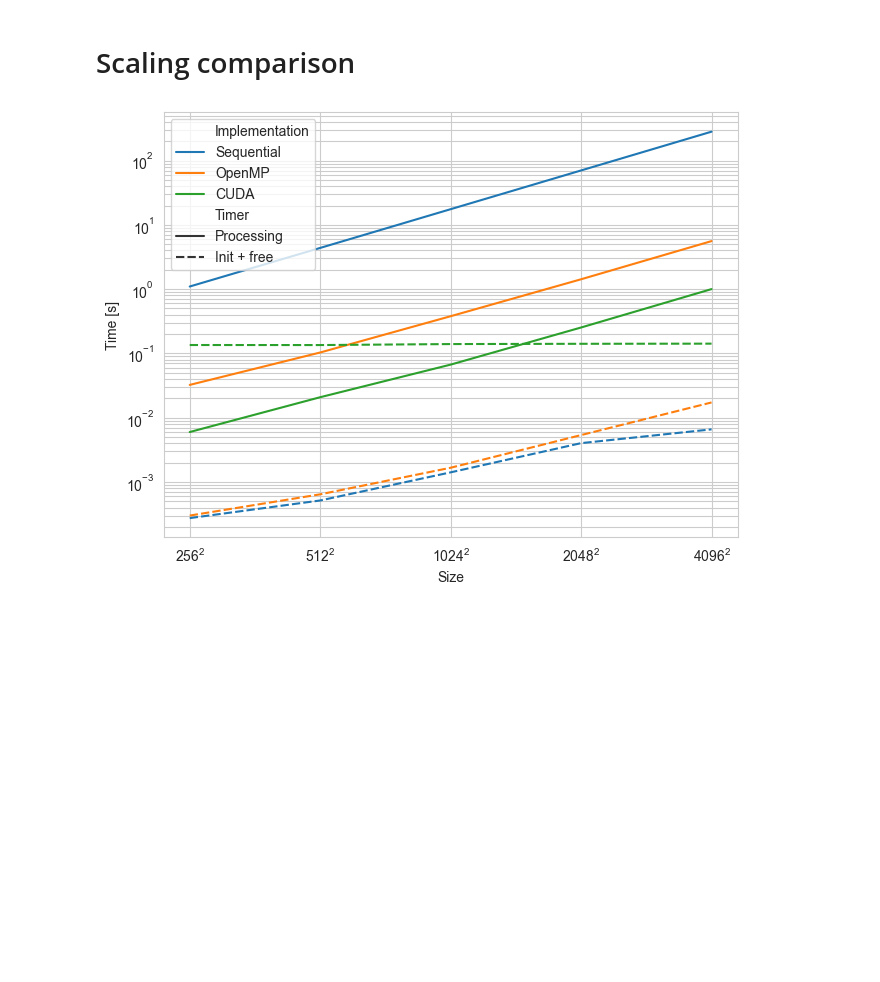
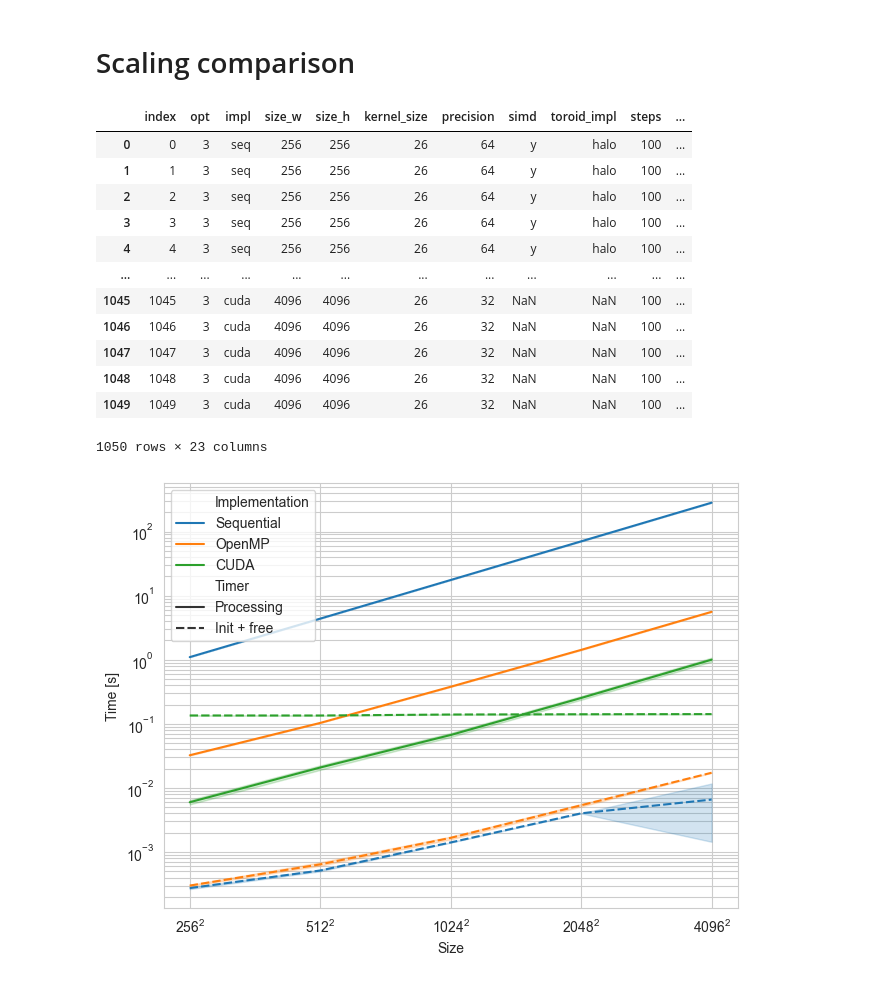
Before and after one commit to mpopovic4116/fri-vzr-2026-p2, a Jupyter notebook: notebooks/main.ipynb, the cells around one changed output. Cells and saved outputs as stored; diff of their text form; code cells hidden in the pictures; blank space fills up the shorter version.

Commit message:
more plots

```diff
--- a/notebooks/main.ipynb
+++ b/notebooks/main.ipynb
@@ -12,6 +12,7 @@ from vzr_p2.notebook import disp, init, savefig
 
 init()
 sns.set_style("whitegrid")
+pd.set_option("display.max_columns", None)
 # %%
 df_results = parse_kv_file("results/hpc")
 df_results["size_w2"] = df_results["size_w"].pow(2)
@@ -91,7 +98,7 @@ df_results_agg_by_size_and_impl = disp(
 # %% [markdown]
 # Scaling comparison
 # %%
-df = df_results_agg_by_size_and_impl.reset_index()
+df = df_results.reset_index().pipe(disp)
 df = pd.concat(
     [
         df.assign(kind="work", t=df["t_work_total"]),
@@ -106,32 +113,44 @@ def sqrt_squared_formatter(x, pos):
         return ""
     r = np.sqrt(x)
     if np.isclose(r, round(r)):
         r = round(r)
     return rf"$\mathregular{{{r}}}^\mathregular{{2}}$"
 
 
 fig, ax = plt.subplots(layout="compressed")
 sns.lineplot(
-    df,
     ax=ax,
     x=df["size_w2"].rename("Size"),
     y=df["t"].rename("Time [s]"),
     hue=(
         df["impl"]
         .rename("Implementation")
         .map({"seq": "Sequential", "omp": "OpenMP", "cuda": "CUDA"})
     ),
     style=(
         df["kind"].rename("Timer").map({"init": "Init + free", "work": "Processing"})
     ),
 )
 ax.grid(True, "both", "y")
 ax.set_xscale("log", base=2)
 ax.set_xticks(df["size_w2"].unique())
 ax.xaxis.set_major_formatter(FuncFormatter(sqrt_squared_formatter))
 ax.xaxis.set_minor_formatter(NullFormatter())
 ax.set_yscale("log")
 
 savefig(fig, "fig/scaling.pdf")
 # %% [output]
+|  | index | opt | impl | size_w | size_h | kernel_size | precision | simd | toroid_impl | steps | ... |
+| 0 | 0 | 3 | seq | 256 | 256 | 26 | 64 | y | halo | 100 | ... |
+| 1 | 1 | 3 | seq | 256 | 256 | 26 | 64 | y | halo | 100 | ... |
+| 2 | 2 | 3 | seq | 256 | 256 | 26 | 64 | y | halo | 100 | ... |
+| 3 | 3 | 3 | seq | 256 | 256 | 26 | 64 | y | halo | 100 | ... |
+| 4 | 4 | 3 | seq | 256 | 256 | 26 | 64 | y | halo | 100 | ... |
+| ... | ... | ... | ... | ... | ... | ... | ... | ... | ... | ... | ... |
+| 1045 | 1045 | 3 | cuda | 4096 | 4096 | 26 | 32 | NaN | NaN | 100 | ... |
+| 1046 | 1046 | 3 | cuda | 4096 | 4096 | 26 | 32 | NaN | NaN | 100 | ... |
+| 1047 | 1047 | 3 | cuda | 4096 | 4096 | 26 | 32 | NaN | NaN | 100 | ... |
+| 1048 | 1048 | 3 | cuda | 4096 | 4096 | 26 | 32 | NaN | NaN | 100 | ... |
+| 1049 | 1049 | 3 | cuda | 4096 | 4096 | 26 | 32 | NaN | NaN | 100 | ... |
+1050 rows × 23 columns
-[figure, old version]
+[figure, new version]
```
Also changed, not shown: parts of 5 cells of this notebook, 5 other files.
